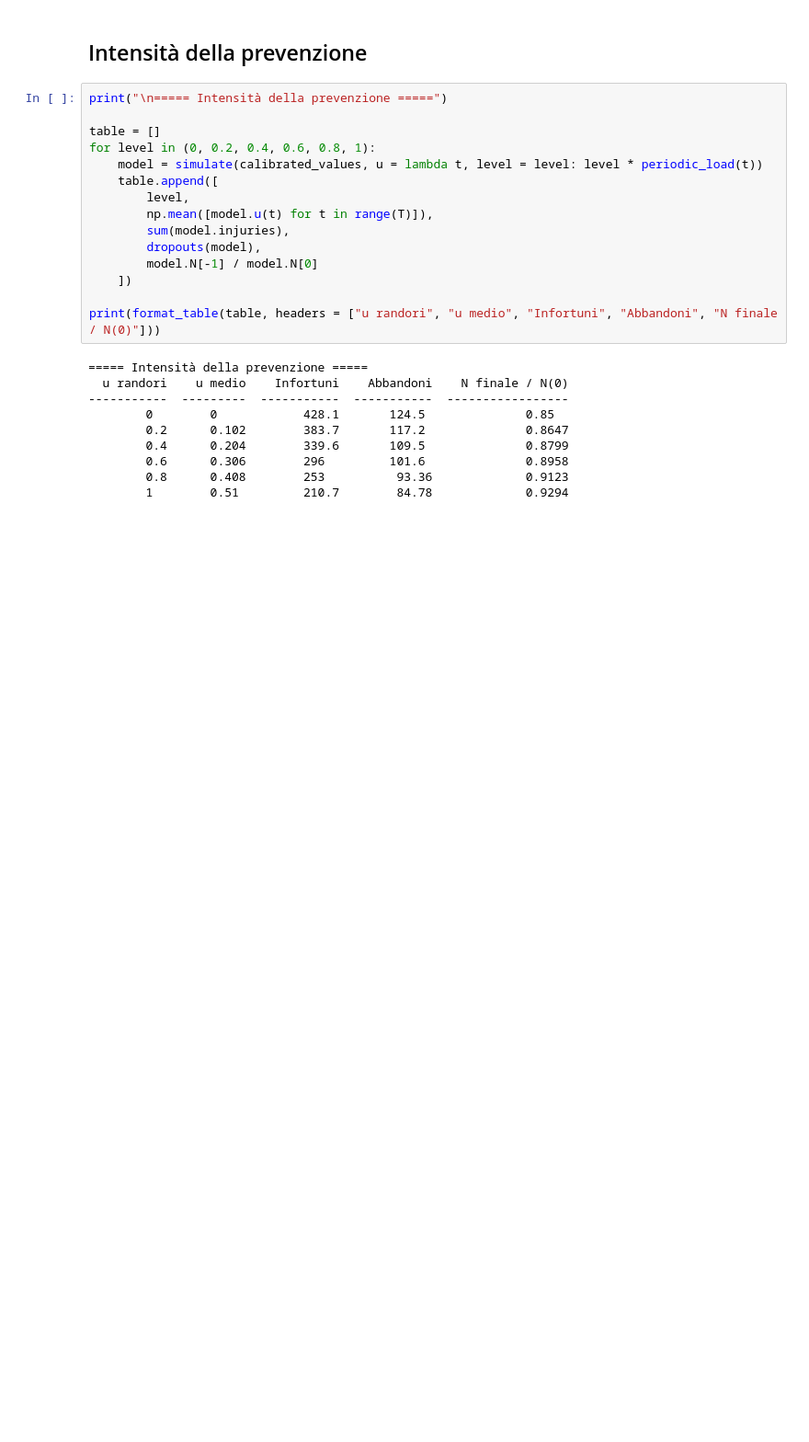
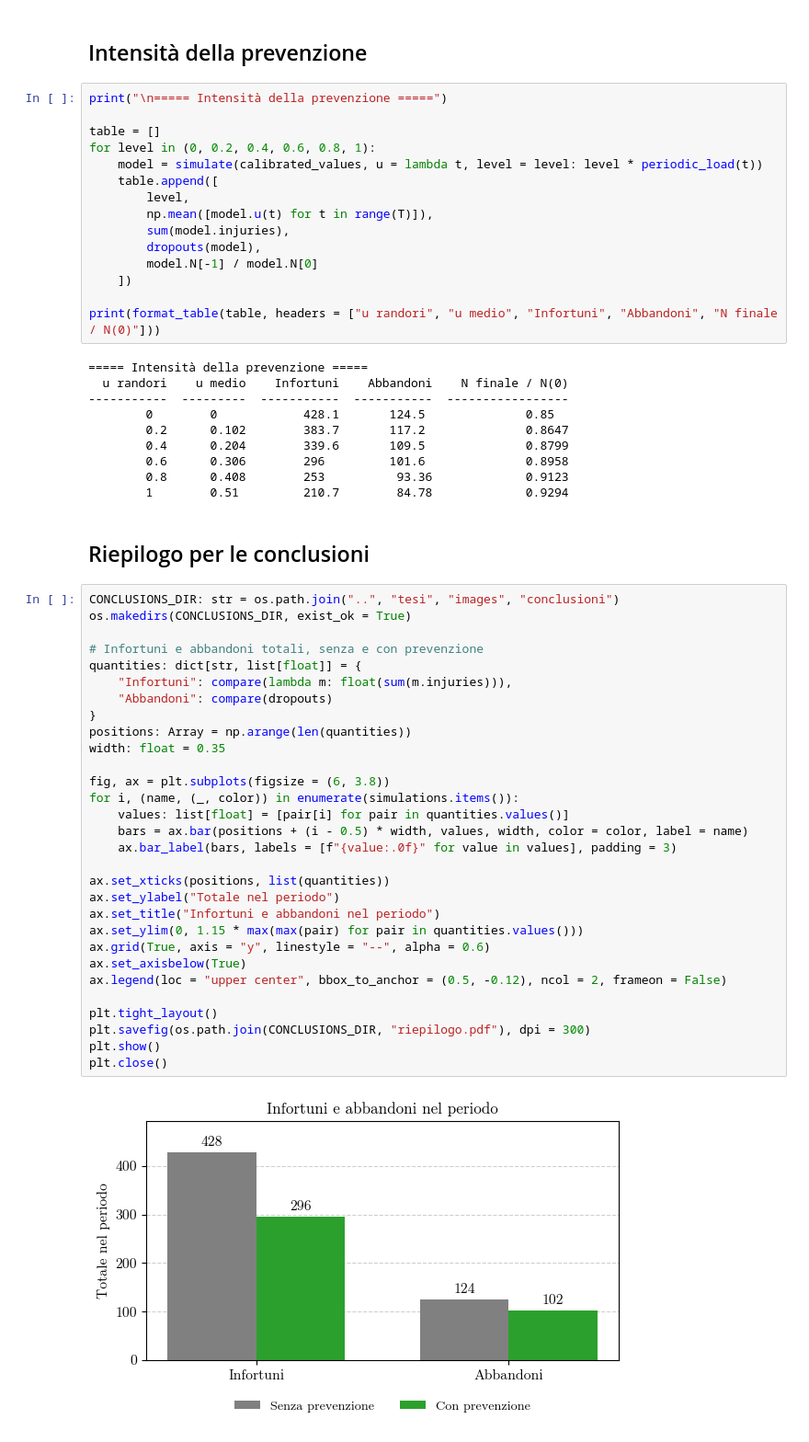
Before and after one commit to Urbani-Ludovico/bachelor-thesis, a Jupyter notebook: simulazioni/modello.ipynb, the cells around one changed output. Shown at 92% size. Drawn from its saved outputs; the diff is of its cells as text; blank space fills up the shorter version.

Commit message:
Added plots

```diff
--- a/simulazioni/modello.ipynb
+++ b/simulazioni/modello.ipynb
@@ -959,3 +959,37 @@ print(format_table(table, headers = ["u randori", "u medio", "Infortuni", "Abban
         0.6      0.306        296         101.6              0.8958
         0.8      0.408        253          93.36             0.9123
         1        0.51         210.7        84.78             0.9294
+# %% [markdown]
+## Riepilogo per le conclusioni
+# %%
+CONCLUSIONS_DIR: str = os.path.join("..", "tesi", "images", "conclusioni")
+os.makedirs(CONCLUSIONS_DIR, exist_ok = True)
+
+# Infortuni e abbandoni totali, senza e con prevenzione
+quantities: dict[str, list[float]] = {
+    "Infortuni": compare(lambda m: float(sum(m.injuries))),
+    "Abbandoni": compare(dropouts)
+}
+positions: Array = np.arange(len(quantities))
+width: float = 0.35
+
+fig, ax = plt.subplots(figsize = (6, 3.8))
+for i, (name, (_, color)) in enumerate(simulations.items()):
+    values: list[float] = [pair[i] for pair in quantities.values()]
+    bars = ax.bar(positions + (i - 0.5) * width, values, width, color = color, label = name)
+    ax.bar_label(bars, labels = [f"{value:.0f}" for value in values], padding = 3)
+
+ax.set_xticks(positions, list(quantities))
+ax.set_ylabel("Totale nel periodo")
+ax.set_title("Infortuni e abbandoni nel periodo")
+ax.set_ylim(0, 1.15 * max(max(pair) for pair in quantities.values()))
+ax.grid(True, axis = "y", linestyle = "--", alpha = 0.6)
+ax.set_axisbelow(True)
+ax.legend(loc = "upper center", bbox_to_anchor = (0.5, -0.12), ncol = 2, frameon = False)
+
+plt.tight_layout()
+plt.savefig(os.path.join(CONCLUSIONS_DIR, "riepilogo.pdf"), dpi = 300)
+plt.show()
+plt.close()
+# %% [output]
+[figure, added]
```
Also changed, not shown: parts of 12 cells of this notebook, 16 other files.
